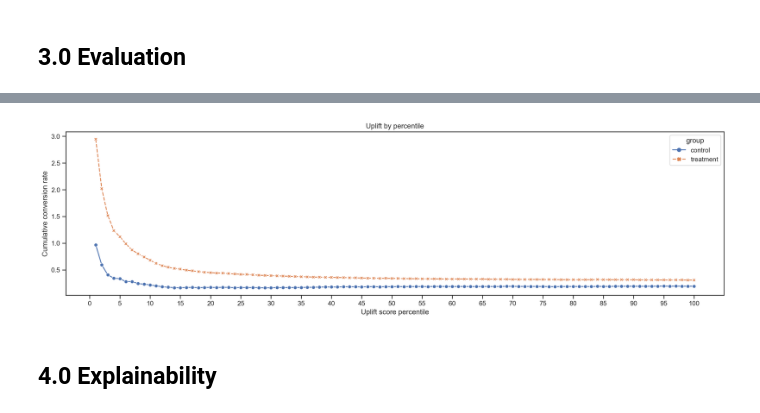
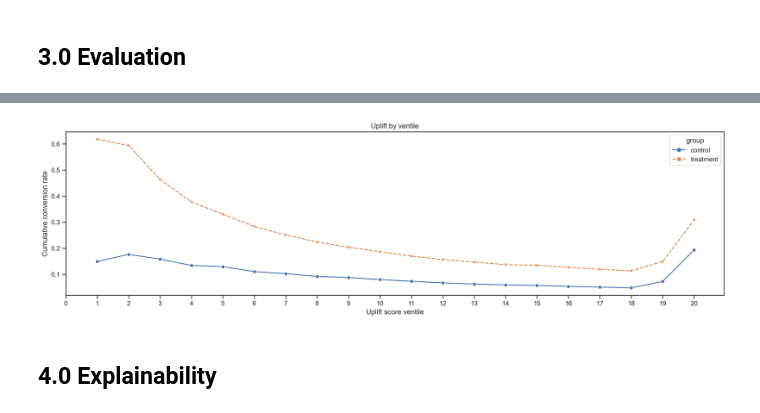
Before and after one commit to lunayht/uplift-modelling, a Jupyter notebook: s_learner.ipynb, the cells around one changed output, grey strips where cells are left out. Drawn from its saved outputs; the diff is of its cells as text; code cells hidden in the pictures.

```diff
--- a/s_learner.ipynb
+++ b/s_learner.ipynb
@@ -96,7 +95,14 @@ VALIDATION_SIZE = 0.1
 HOLDOUT_SIZE = 0.1
 
 stratify_cols = pd.concat([treatment, target], axis=1)
-X_train_val, X_holdout, y_train_val, y_holdout, trmnt_train_val, trmnt_holdout = train_test_split(
+(
+    X_train_val,
+    X_holdout,
+    y_train_val,
+    y_holdout,
+    trmnt_train_val,
+    trmnt_holdout,
+) = train_test_split(
     features,
     target,
     treatment,
@@ -426,6 +394,6 @@ Creating an ndarray from ragged nested sequences (which is a list-or-tuple of li
 # %%
-score_if_treatment = calibrated_model.predict_proba(X_holdout_if_treatment)[:, 1]
-score_if_control = calibrated_model.predict_proba(X_holdout_if_control)[:, 1]
+score_if_treatment = model.predict_proba(X_holdout_if_treatment)[:, 1]
+score_if_control = model.predict_proba(X_holdout_if_control)[:, 1]
 uplift_effect_pred = score_if_treatment - score_if_control
 
 final_result = pd.DataFrame(
@@ -440,40 +408,41 @@ final_result = pd.DataFrame(
 final_result["group"] = final_result["treatment"].apply(
     lambda x: "treatment" if x == 1 else "control"
 )
-final_result["uplift_score_pctl"] = 100 - pd.qcut(
-    final_result["uplift_effect_pred"].rank(method="first"), 100, labels=False
+final_result["uplift_score_vntl"] = 20 - pd.qcut(
+    final_result["uplift_effect_pred"].rank(method="first"), 20, labels=False
 )
 # %%
 pctl = (
-    final_result.groupby(["uplift_score_pctl", "group"]).agg(
+    final_result.groupby(["uplift_score_vntl", "group"])
+    .agg(
         base_size=("score_if_control", "count"),
         conversion_rate=("conversion", lambda x: x.mean() * 100),
-        takeup_count=("conversion", "sum")
+        takeup_count=("conversion", "sum"),
     )
     .reset_index()
 )
 pctl["cumulative_takeup_count"] = pctl.groupby("group")["takeup_count"].cumsum()
 pctl["cumulative_base_size"] = pctl.groupby("group")["base_size"].cumsum()
 pctl["cumulative_conversion_rate"] = (
     pctl["cumulative_takeup_count"] / pctl["cumulative_base_size"] * 100
 )
 
 sns.set(style="ticks", font_scale=1)
 plt.figure(figsize=(20, 5), dpi=200)
 sns.lineplot(
-    x=pctl["uplift_score_pctl"],
+    x=pctl["uplift_score_vntl"],
     y=pctl["cumulative_conversion_rate"],
     hue=pctl["group"],
     style=pctl["group"],
     markers=True,
 )
-plt.title("Uplift by percentile")
-plt.xlabel("Uplift score percentile")
+plt.title("Uplift by ventile")
+plt.xlabel("Uplift score ventile")
 plt.ylabel("Cumulative conversion rate")
-plt.xticks(np.arange(0, 105, 5))
+plt.xticks(np.arange(0, 21, 1))
 plt.show()
 # %% [output]
-[figure, old version]
+[figure, new version]
 # %% [markdown]
 ## 4.0 Explainability
 # %% [markdown]
```
Also changed, not shown: parts of 15 cells of this notebook, 1 other file.
